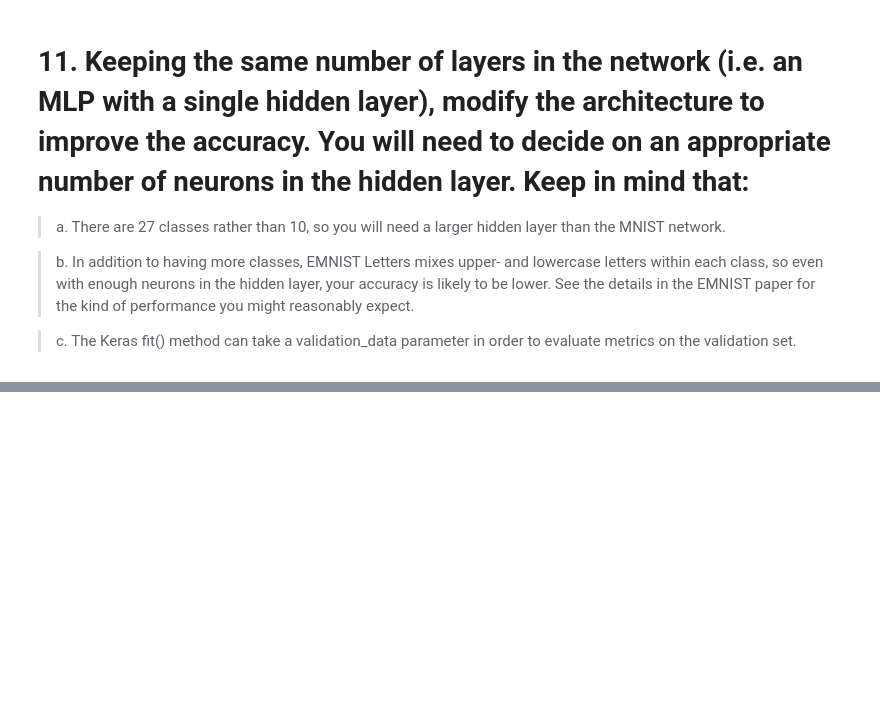
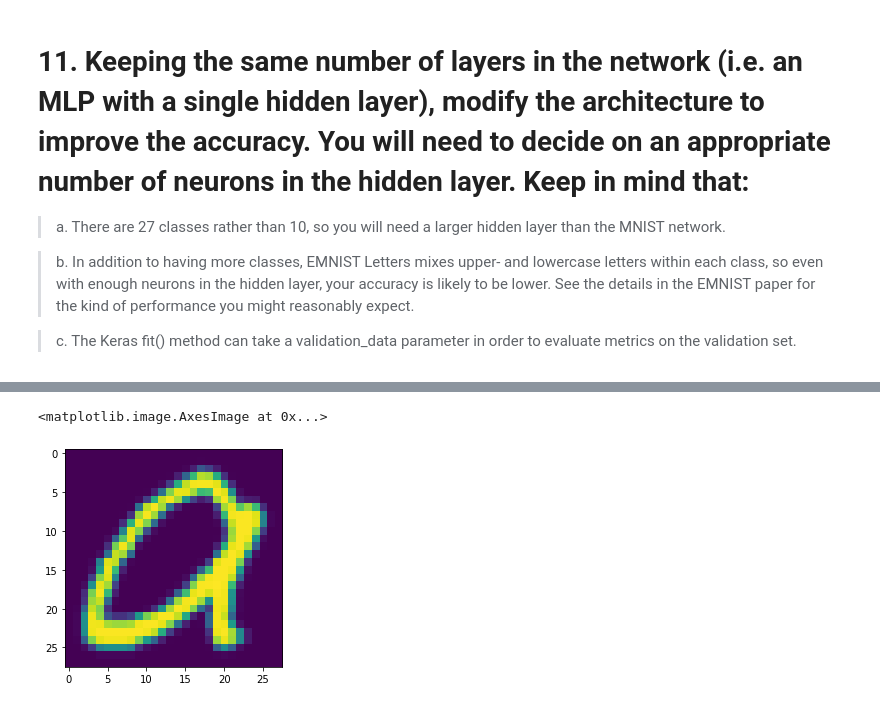
Before and after one commit to raymec/keras, a Jupyter notebook: Project_2_Keras.ipynb, the cells around one changed output, grey strips where cells are left out. Drawn from its saved outputs; the diff is of its cells as text; code cells hidden in the pictures; blank space fills up the shorter version.

```diff
--- a/Project_2_Keras.ipynb
+++ b/Project_2_Keras.ipynb
@@ -921,0 +911,5 @@ Epoch 5/5
+# %%
+plt.imshow(test_img[misclassified_images[2]].reshape(28, 28))
+# %% [output]
+<matplotlib.image.AxesImage at 0x...>
+[figure, added]
```
Also changed, not shown: parts of 59 cells of this notebook.
